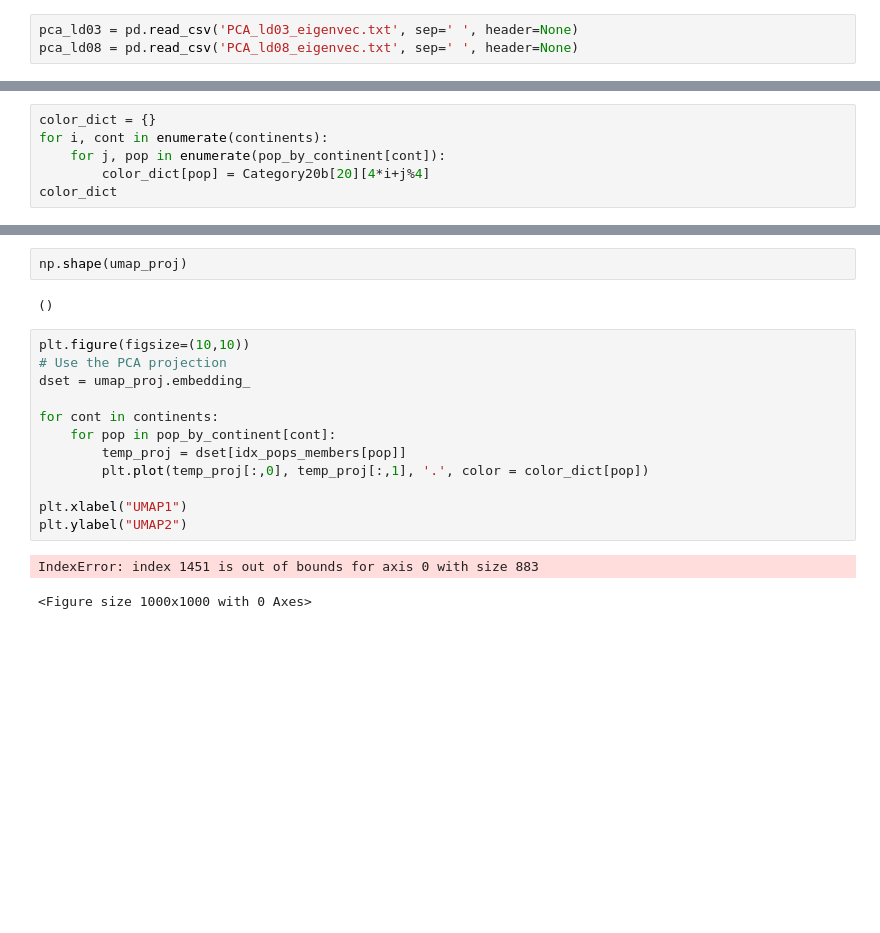
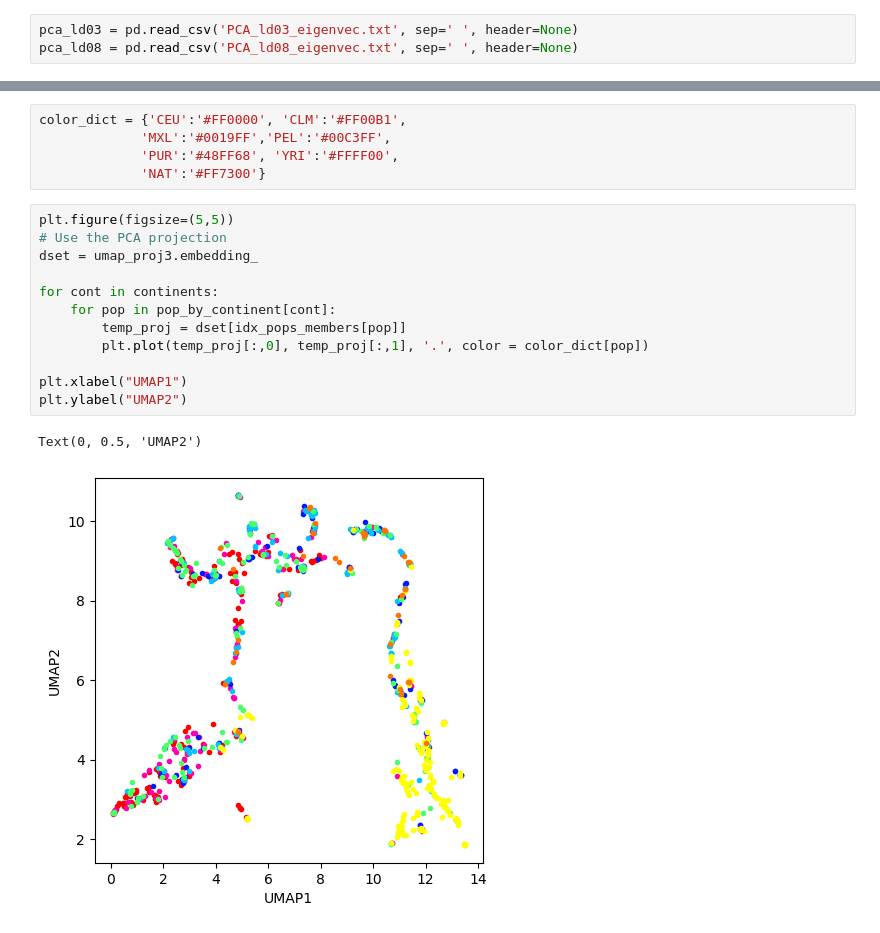
Before and after one commit to Rafaelca70x/estagio-bio-info-LGHM, a Jupyter notebook: UMAP.ipynb, the cells around one changed output, grey strips where cells are left out. Drawn from its saved outputs; the diff is of its cells as text; blank space fills up the shorter version.

```diff
--- a/UMAP.ipynb
+++ b/UMAP.ipynb
@@ -61,6 +49,0 @@ pca_ld3 = pca_ld3.to_numpy(dtype='float32')
-# %%
-color_dict = {}
-for i, cont in enumerate(continents):
-    for j, pop in enumerate(pop_by_continent[cont]):
-        color_dict[pop] = Category20b[20][4*i+j%4]
-color_dict
@@ -101,19 +53,20 @@ Fri Sep 22 16:52:45 2023 Finished embedding
-# %%
-np.shape(umap_proj)
-# %% [output]
-()
+# %%
+color_dict = {'CEU':'#FF0000', 'CLM':'#FF00B1',
+             'MXL':'#0019FF','PEL':'#00C3FF',
+             'PUR':'#48FF68', 'YRI':'#FFFF00',
+             'NAT':'#FF7300'}
 # %%
-plt.figure(figsize=(10,10))
+plt.figure(figsize=(5,5))
 # Use the PCA projection
-dset = umap_proj.embedding_
+dset = umap_proj3.embedding_
 
 for cont in continents:
     for pop in pop_by_continent[cont]:
         temp_proj = dset[idx_pops_members[pop]]
         plt.plot(temp_proj[:,0], temp_proj[:,1], '.', color = color_dict[pop])
 
 plt.xlabel("UMAP1")
 plt.ylabel("UMAP2")
 # %% [output]
-IndexError: index 1451 is out of bounds for axis 0 with size 883
+Text(0, 0.5, 'UMAP2')
-<Figure size 1000x1000 with 0 Axes>
+[figure, added]
```
Also changed, not shown: parts of 18 cells of this notebook.
